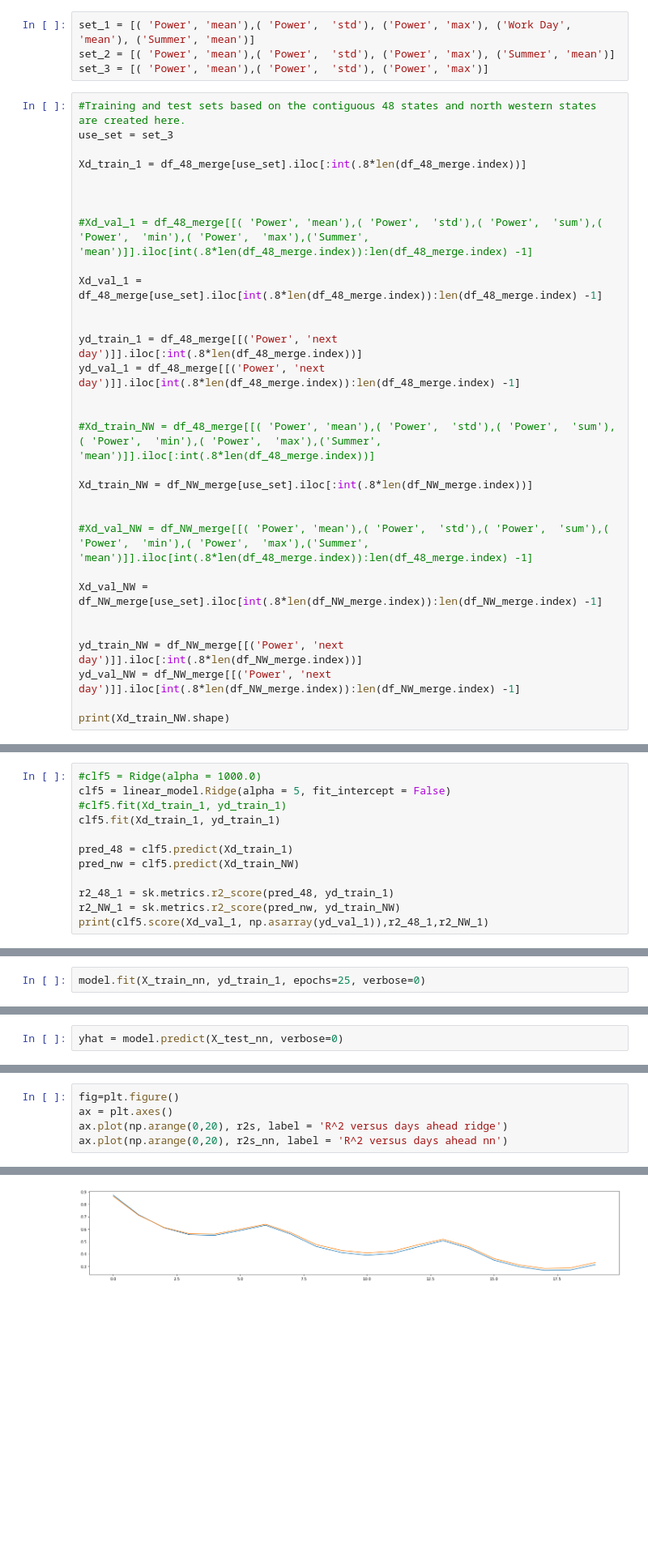
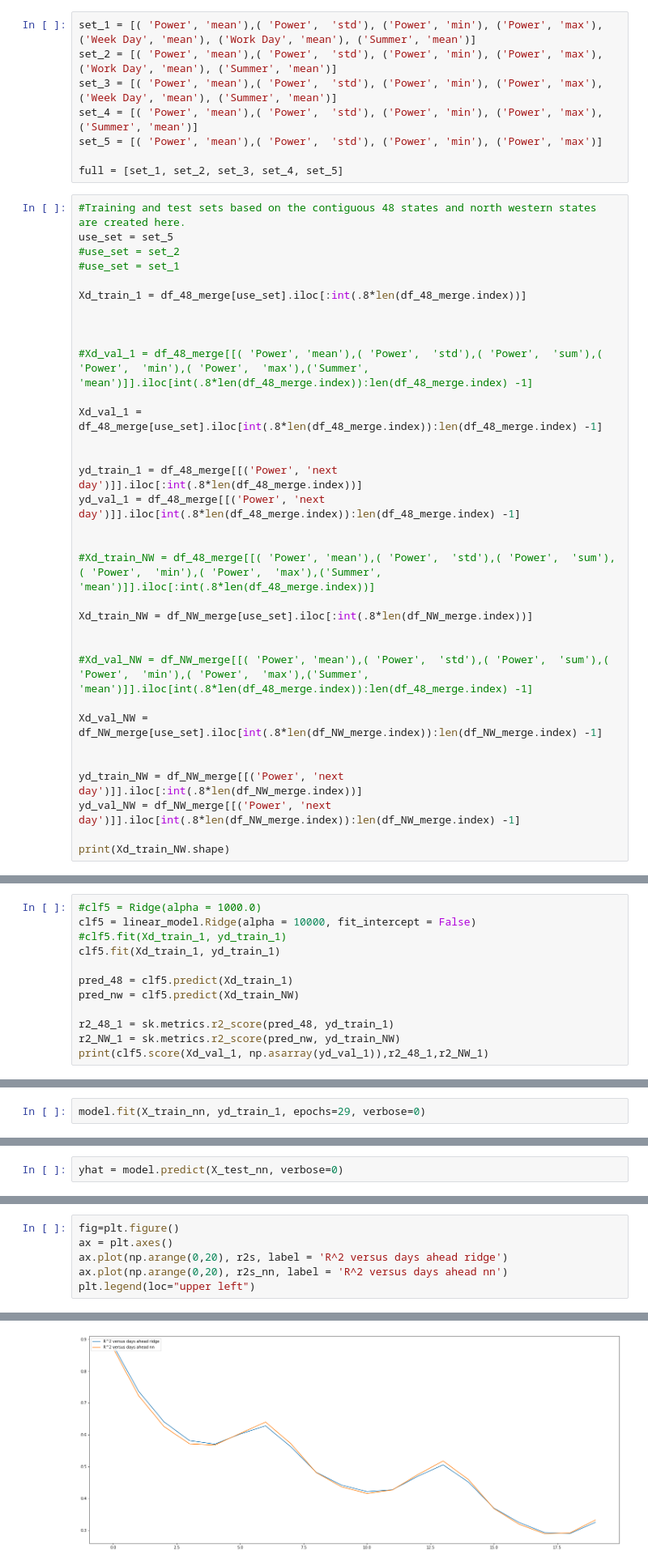
Before and after one commit to Thabetten/Advanced-Data-Science-Capstone-IBM, a Jupyter notebook: IBM_Advanced_DS_capstone.ipynb, the cells around one changed output, grey strips where cells are left out. Shown at 81% size. Drawn from its saved outputs; the diff is of its cells as text; blank space fills up the shorter version.

```diff
--- a/IBM_Advanced_DS_capstone.ipynb
+++ b/IBM_Advanced_DS_capstone.ipynb
@@ -669,10 +669,16 @@ df_NW_merge.head()
 # %%
-set_1 = [( 'Power', 'mean'),( 'Power',  'std'), ('Power', 'max'), ('Work Day', 'mean'), ('Summer', 'mean')]
-set_2 = [( 'Power', 'mean'),( 'Power',  'std'), ('Power', 'max'), ('Summer', 'mean')]
-set_3 = [( 'Power', 'mean'),( 'Power',  'std'), ('Power', 'max')]
+set_1 = [( 'Power', 'mean'),( 'Power',  'std'), ('Power', 'min'), ('Power', 'max'), ('Week Day', 'mean'), ('Work Day', 'mean'), ('Summer', 'mean')]
+set_2 = [( 'Power', 'mean'),( 'Power',  'std'), ('Power', 'min'), ('Power', 'max'), ('Work Day', 'mean'), ('Summer', 'mean')]
+set_3 = [( 'Power', 'mean'),( 'Power',  'std'), ('Power', 'min'), ('Power', 'max'), ('Week Day', 'mean'), ('Summer', 'mean')]
+set_4 = [( 'Power', 'mean'),( 'Power',  'std'), ('Power', 'min'), ('Power', 'max'), ('Summer', 'mean')]
+set_5 = [( 'Power', 'mean'),( 'Power',  'std'), ('Power', 'min'), ('Power', 'max')]
+
+full = [set_1, set_2, set_3, set_4, set_5]
 # %%
 #Training and test sets based on the contiguous 48 states and north western states are created here.
-use_set = set_3
+use_set = set_5
+#use_set = set_2
+#use_set = set_1
 
 Xd_train_1 = df_48_merge[use_set].iloc[:int(.8*len(df_48_merge.index))]
 
@@ -719,7 +725,7 @@ CV_clf5.best_params_
 {'alpha': 10000}
 # %%
 #clf5 = Ridge(alpha = 1000.0)
-clf5 = linear_model.Ridge(alpha = 5, fit_intercept = False)
+clf5 = linear_model.Ridge(alpha = 10000, fit_intercept = False)
 #clf5.fit(Xd_train_1, yd_train_1)
 clf5.fit(Xd_train_1, yd_train_1)
 
@@ -805,7 +812,7 @@ model.add(LSTM(50, activation='relu', input_shape=(np.array(use_set).shape[0],1)
 model.add(Dense(1))
 model.compile(optimizer='adam', loss='mse')
 # %%
-model.fit(X_train_nn, yd_train_1, epochs=25, verbose=0)
+model.fit(X_train_nn, yd_train_1, epochs=29, verbose=0)
 # %% [output]
 <keras.callbacks.callbacks.History at 0x...>
 # %%
@@ -841,4 +848,5 @@ fig=plt.figure()
 ax = plt.axes()
 ax.plot(np.arange(0,20), r2s, label = 'R^2 versus days ahead ridge')
 ax.plot(np.arange(0,20), r2s_nn, label = 'R^2 versus days ahead nn')
+plt.legend(loc="upper left")
 # %% [output]
@@ -846 +854 @@ ax.plot(np.arange(0,20), r2s_nn, label = 'R^2 versus days ahead nn')
-[figure, old version]
+[figure, new version]
```
Also changed, not shown: parts of 27 cells of this notebook.
